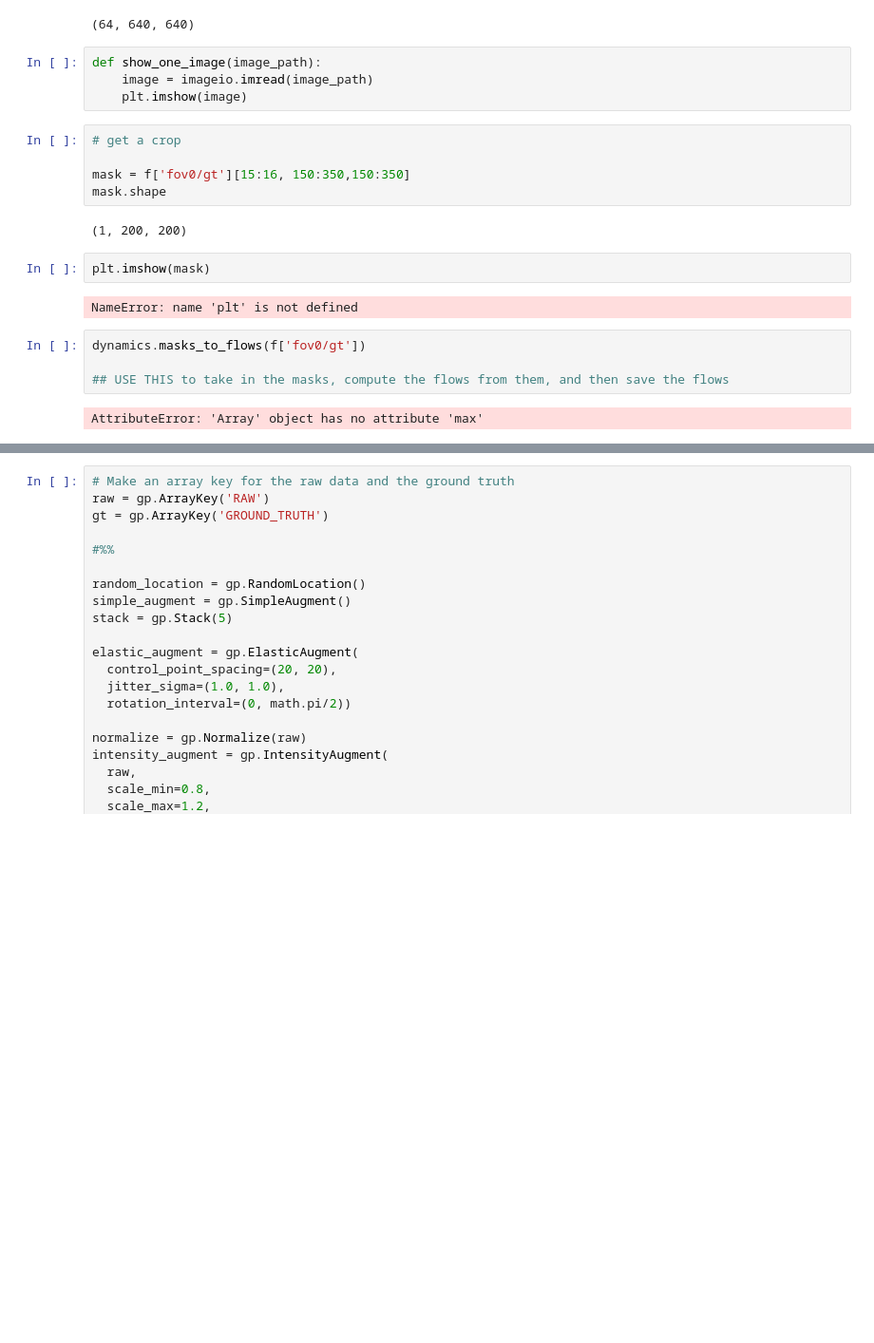
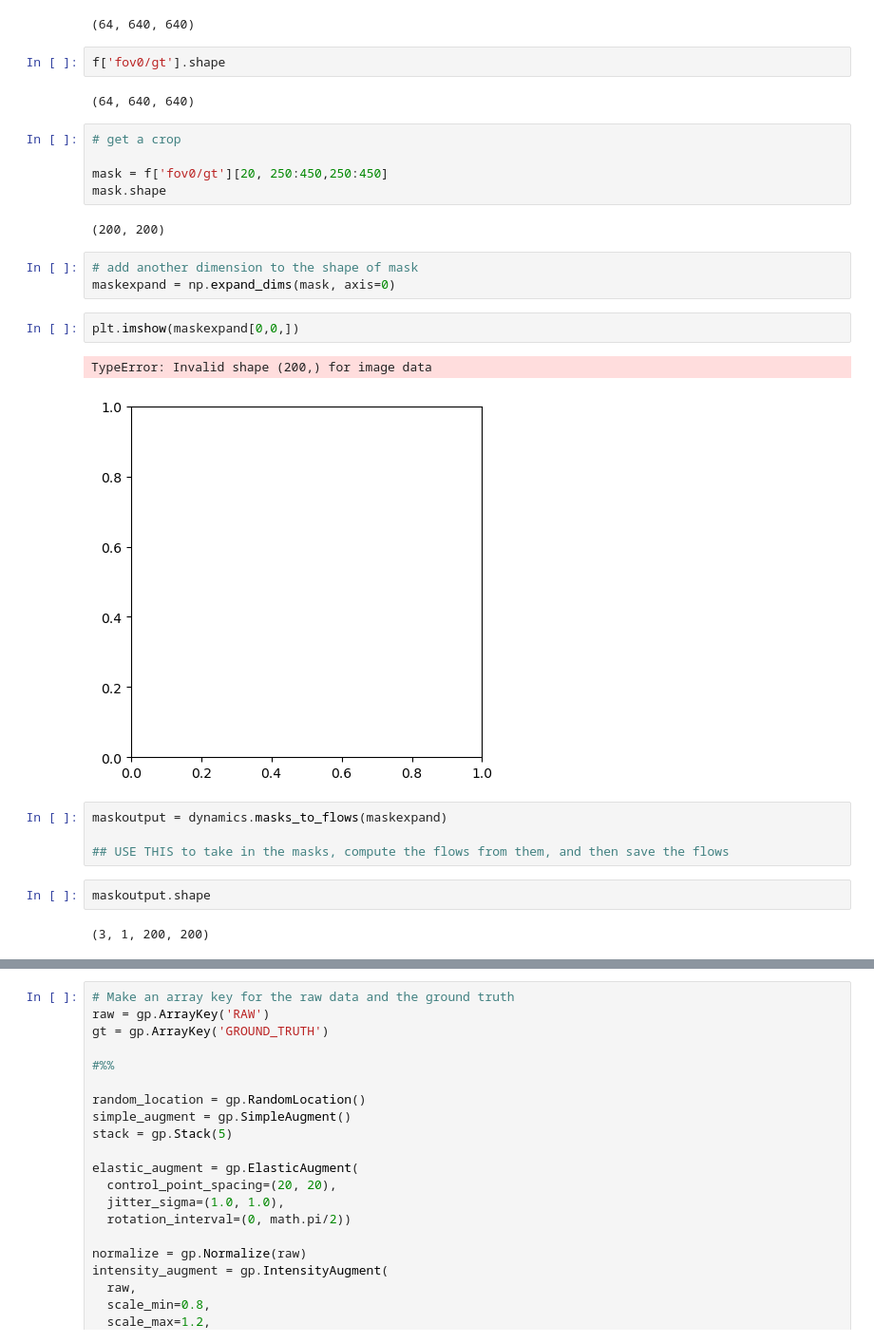
Before and after one commit to stemarcotti/DL_MBL_HACK, a Jupyter notebook: gunpowder_to_cellpose.ipynb, the cells around one changed output, grey strips where cells are left out. Shown at 95% size. Saved outputs shown, nothing was run; the diff lists cells and outputs as text; blank space fills up the shorter version.

Commit message:
Attempt at making the node for masks to flows

```diff
--- a/gunpowder_to_cellpose.ipynb
+++ b/gunpowder_to_cellpose.ipynb
@@ -35,24 +33,30 @@ f = zarr.open(load_path, 'r')
 f['fov0/raw'].shape
 # %% [output]
 (64, 640, 640)
-# %%
-def show_one_image(image_path):
-    image = imageio.imread(image_path)
-    plt.imshow(image)
+# %%
+f['fov0/gt'].shape
+# %% [output]
+(64, 640, 640)
 # %%
 # get a crop
 
-mask = f['fov0/gt'][15:16, 150:350,150:350]
+mask = f['fov0/gt'][20, 250:450,250:450]
 mask.shape
 # %% [output]
-(1, 200, 200)
+(200, 200)
+# %%
+# add another dimension to the shape of mask
+maskexpand = np.expand_dims(mask, axis=0)
 # %%
-plt.imshow(mask)
+plt.imshow(maskexpand[0,0,])
 # %% [output]
-NameError: name 'plt' is not defined
+TypeError: Invalid shape (200,) for image data
+[figure, added]
 # %%
-dynamics.masks_to_flows(f['fov0/gt'])
+maskoutput = dynamics.masks_to_flows(maskexpand)
 
 ## USE THIS to take in the masks, compute the flows from them, and then save the flows
-# %% [output]
-AttributeError: 'Array' object has no attribute 'max'
+# %%
+maskoutput.shape
+# %% [output]
+(3, 1, 200, 200)
```
Also changed, not shown: parts of 5 cells of this notebook.
